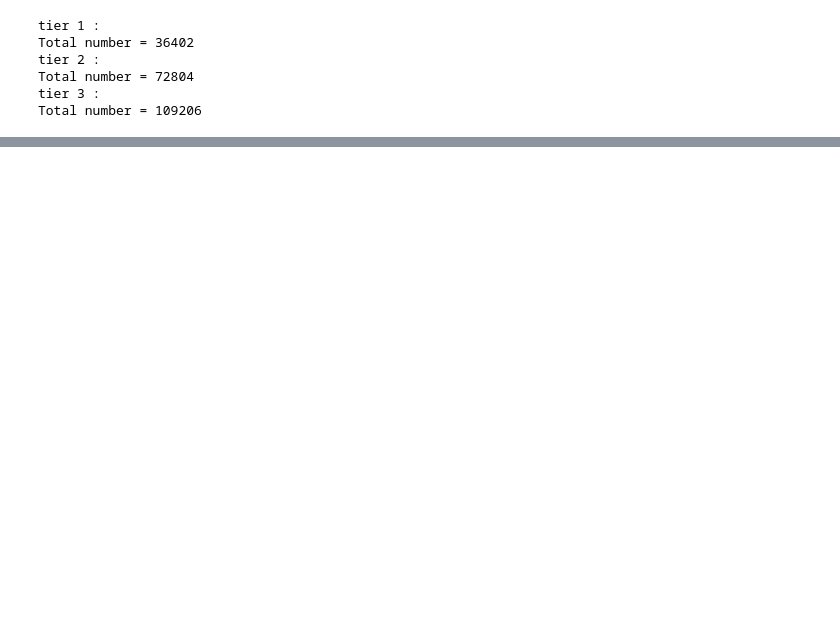
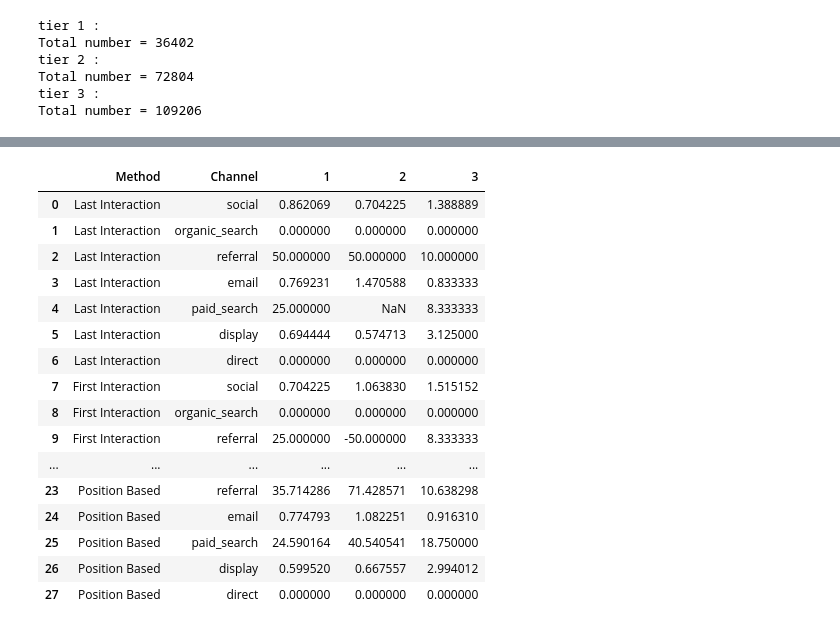
Before and after one commit to Dirodzz/Attribution-Allocation, a Jupyter notebook: Attribution and Allocation Code.ipynb, the cells around one changed output, grey strips where cells are left out. Cells and saved outputs as stored; diff of their text form; code cells hidden in the pictures; blank space fills up the shorter version.

```diff
--- a/Attribution and Allocation Code.ipynb
+++ b/Attribution and Allocation Code.ipynb
@@ -823,0 +809,28 @@ for i in channel:
+# %%
+df_M_CAC = pd.concat(frames)
+# %%
+df_M_CAC = df_M_CAC.reset_index()
+# %%
+df_M_CAC.columns = ['Channel','Method', '1', '2', '3']
+# %%
+df_M_CAC = df_M_CAC[['Method','Channel', '1', '2', '3']]
+# %%
+df_M_CAC
+# %% [output]
+|  | Method | Channel | 1 | 2 | 3 |
+| 0 | Last Interaction | social | 0.862069 | 0.704225 | 1.388889 |
+| 1 | Last Interaction | organic_search | 0.000000 | 0.000000 | 0.000000 |
+| 2 | Last Interaction | referral | 50.000000 | 50.000000 | 10.000000 |
+| 3 | Last Interaction | email | 0.769231 | 1.470588 | 0.833333 |
+| 4 | Last Interaction | paid_search | 25.000000 | NaN | 8.333333 |
+| 5 | Last Interaction | display | 0.694444 | 0.574713 | 3.125000 |
+| 6 | Last Interaction | direct | 0.000000 | 0.000000 | 0.000000 |
+| 7 | First Interaction | social | 0.704225 | 1.063830 | 1.515152 |
+| 8 | First Interaction | organic_search | 0.000000 | 0.000000 | 0.000000 |
+| 9 | First Interaction | referral | 25.000000 | -50.000000 | 8.333333 |
+| ... | ... | ... | ... | ... | ... |
+| 23 | Position Based | referral | 35.714286 | 71.428571 | 10.638298 |
+| 24 | Position Based | email | 0.774793 | 1.082251 | 0.916310 |
+| 25 | Position Based | paid_search | 24.590164 | 40.540541 | 18.750000 |
+| 26 | Position Based | display | 0.599520 | 0.667557 | 2.994012 |
+| 27 | Position Based | direct | 0.000000 | 0.000000 | 0.000000 |
```
Also changed, not shown: parts of 22 cells of this notebook.
